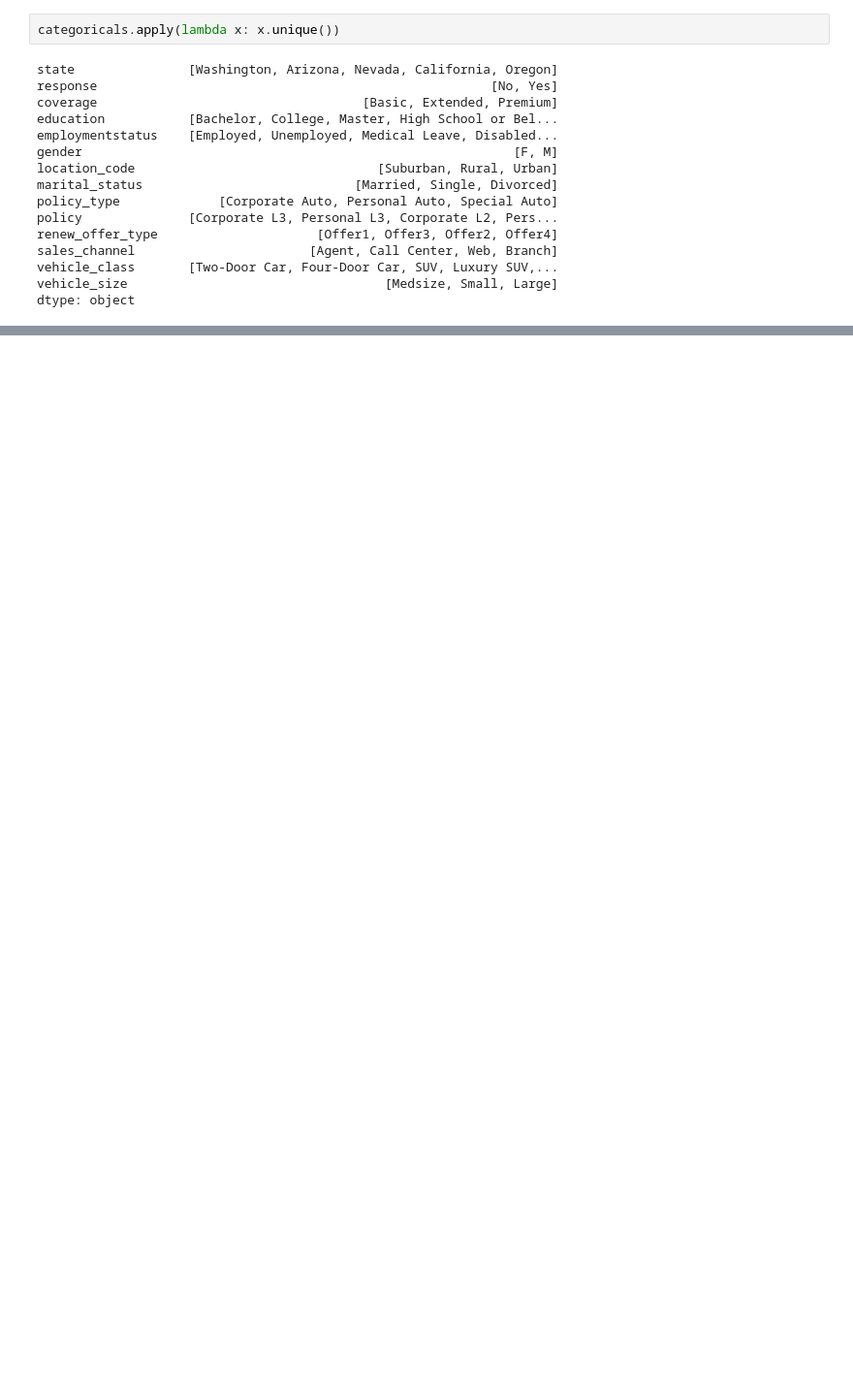
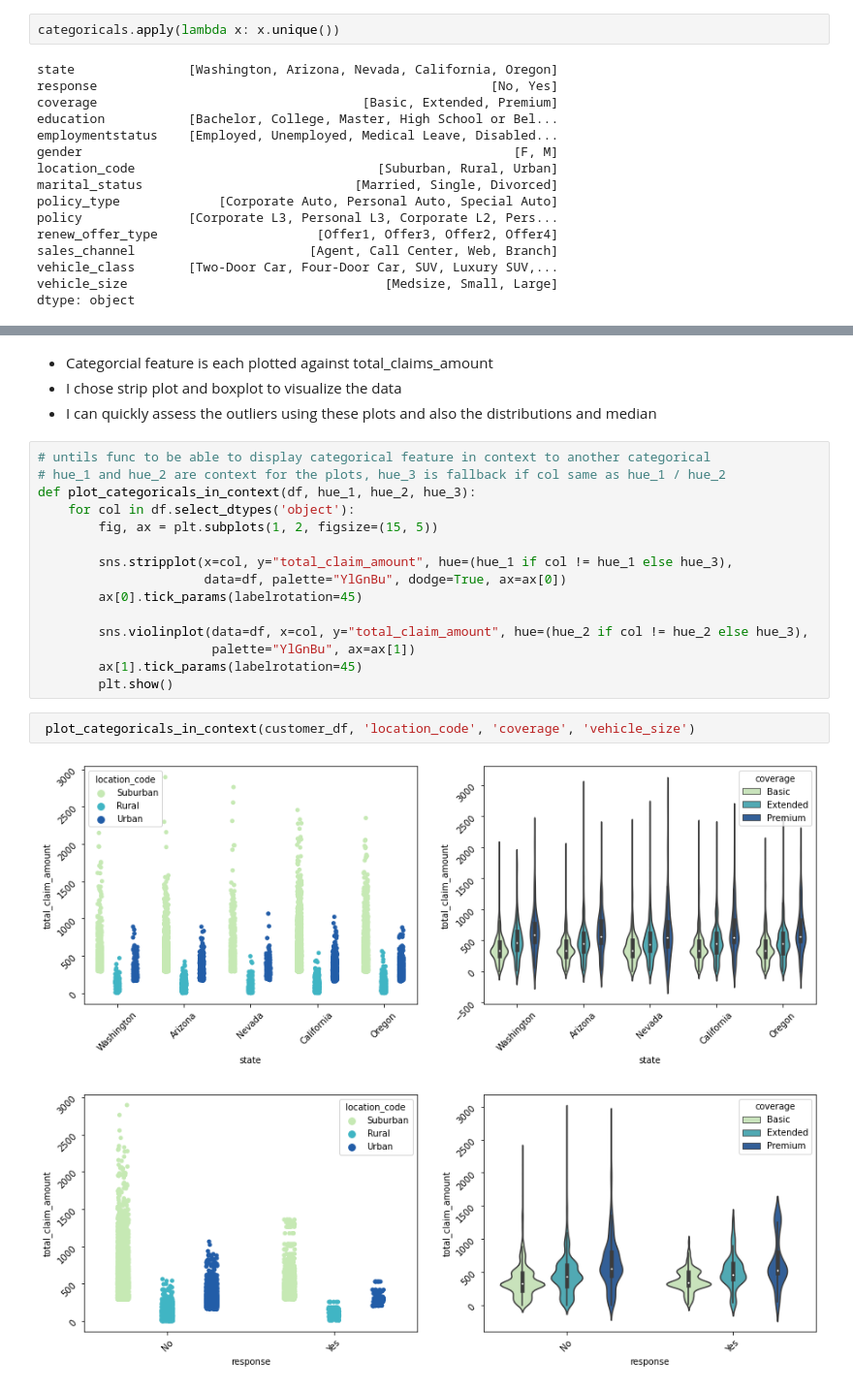
Before and after one commit to nataschaberg/linear-regression-lab, a Jupyter notebook: lab-2.ipynb, the cells around one changed output, grey strips where cells are left out. Shown at 97% size. Drawn from its saved outputs; the diff is of its cells as text; blank space fills up the shorter version.

```diff
--- a/lab-2.ipynb
+++ b/lab-2.ipynb
@@ -104,0 +122,24 @@ for col in categoricals:
+# %% [markdown]
+- Categorcial feature is each plotted against total_claims_amount
+- I chose strip plot and boxplot to visualize the data
+- I can quickly assess the outliers using these plots and also the distributions and median
+# %%
+# untils func to be able to display categorical feature in context to another categorical
+# hue_1 and hue_2 are context for the plots, hue_3 is fallback if col same as hue_1 / hue_2
+def plot_categoricals_in_context(df, hue_1, hue_2, hue_3):
+    for col in df.select_dtypes('object'):
+        fig, ax = plt.subplots(1, 2, figsize=(15, 5))
+
+        sns.stripplot(x=col, y="total_claim_amount", hue=(hue_1 if col != hue_1 else hue_3),
+                      data=df, palette="YlGnBu", dodge=True, ax=ax[0])
+        ax[0].tick_params(labelrotation=45)
+
+        sns.violinplot(data=df, x=col, y="total_claim_amount", hue=(hue_2 if col != hue_2 else hue_3),
+                       palette="YlGnBu", ax=ax[1])
+        ax[1].tick_params(labelrotation=45)
+        plt.show()
+# %%
+ plot_categoricals_in_context(customer_df, 'location_code', 'coverage', 'vehicle_size')
+# %% [output]
+[figure, added]
+[figure, added]
```
Also changed, not shown: parts of 17 cells of this notebook.
